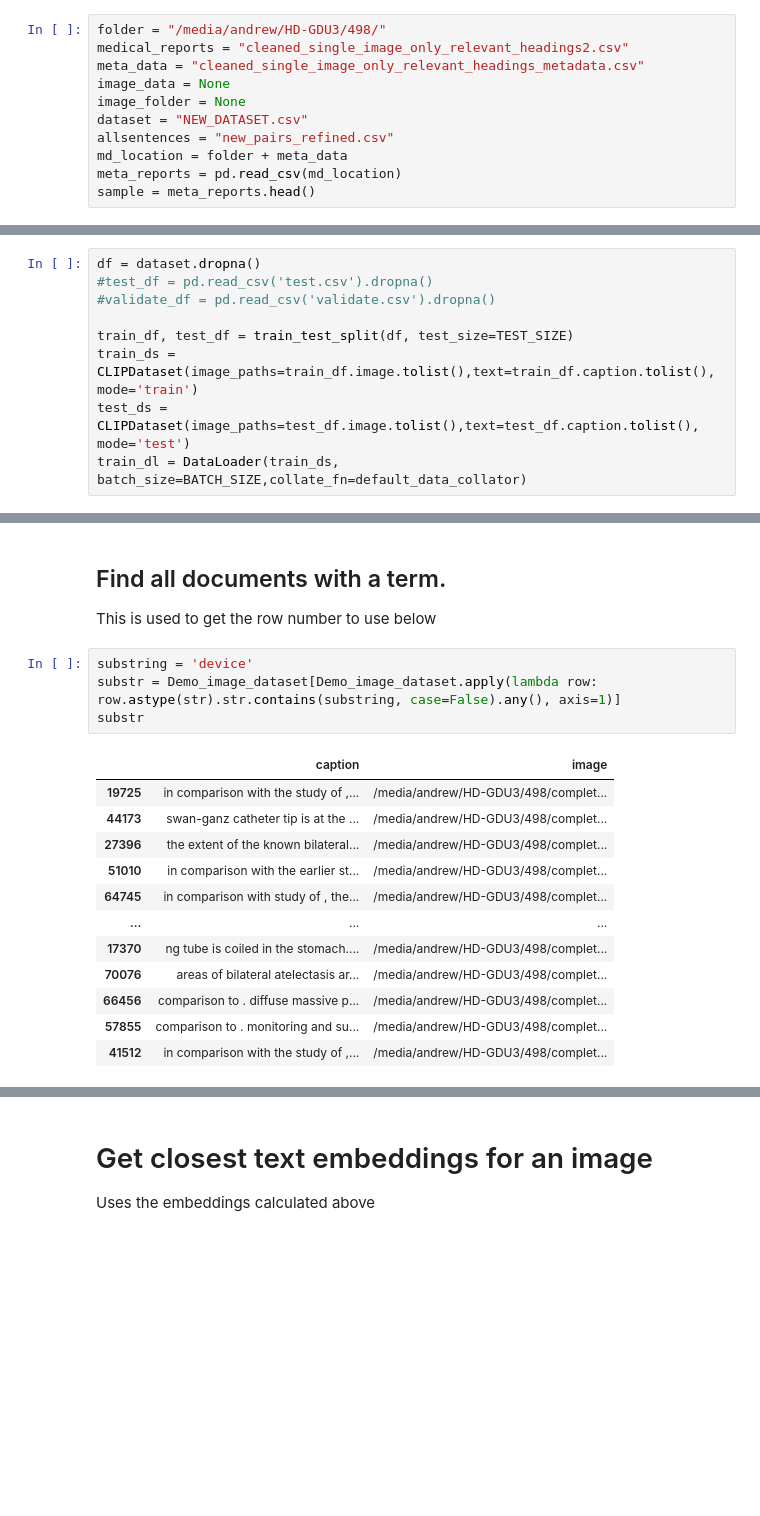
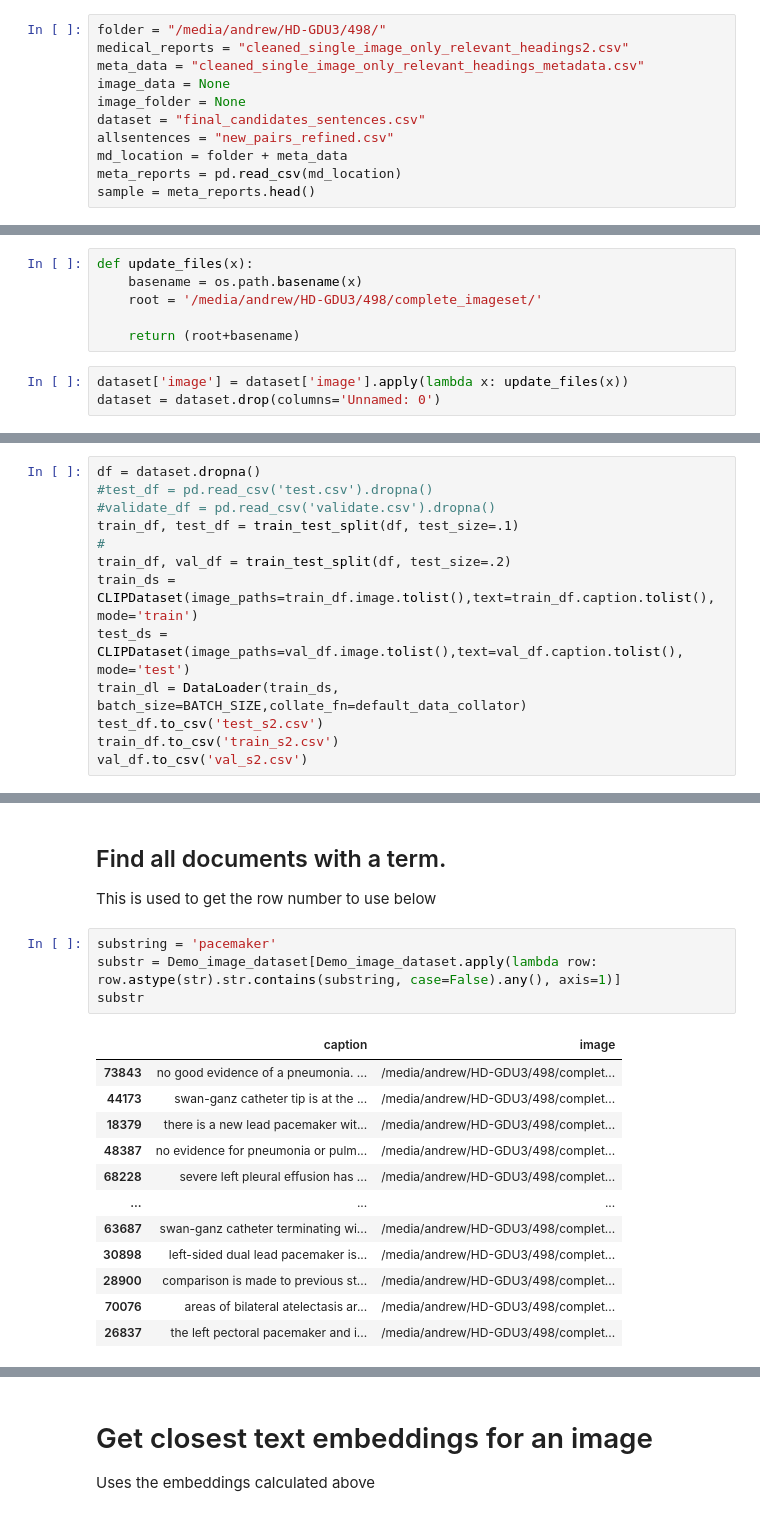
Before and after one commit to AndrewDamico/RadCLIP, a Jupyter notebook: CLIP_training_Rad.ipynb, the cells around one changed output, grey strips where cells are left out. Cells and saved outputs as stored; diff of their text form; blank space fills up the shorter version.

```diff
--- a/CLIP_training_Rad.ipynb
+++ b/CLIP_training_Rad.ipynb
@@ -63,7 +66,7 @@ medical_reports = "cleaned_single_image_only_relevant_headings2.csv"
 meta_data = "cleaned_single_image_only_relevant_headings_metadata.csv"
 image_data = None
 image_folder = None
-dataset = "NEW_DATASET.csv"
+dataset = "final_candidates_sentences.csv"
 allsentences = "new_pairs_refined.csv"
 md_location = folder + meta_data
 meta_reports = pd.read_csv(md_location)
@@ -109,0 +116,9 @@ dataset = pd.read_csv(dataset)
+# %%
+def update_files(x):
+    basename = os.path.basename(x)
+    root = '/media/andrew/HD-GDU3/498/complete_imageset/'
+
+    return (root+basename)
+# %%
+dataset['image'] = dataset['image'].apply(lambda x: update_files(x))
+dataset = dataset.drop(columns='Unnamed: 0')
@@ -171,11 +202,15 @@ class CLIPDataset(Dataset):
 df = dataset.dropna()
 #test_df = pd.read_csv('test.csv').dropna()
 #validate_df = pd.read_csv('validate.csv').dropna()
-
-train_df, test_df = train_test_split(df, test_size=TEST_SIZE)
+train_df, test_df = train_test_split(df, test_size=.1)
+#
+train_df, val_df = train_test_split(df, test_size=.2)
 train_ds = CLIPDataset(image_paths=train_df.image.tolist(),text=train_df.caption.tolist(), mode='train')
-test_ds = CLIPDataset(image_paths=test_df.image.tolist(),text=test_df.caption.tolist(), mode='test')
+test_ds = CLIPDataset(image_paths=val_df.image.tolist(),text=val_df.caption.tolist(), mode='test')
 train_dl = DataLoader(train_ds, batch_size=BATCH_SIZE,collate_fn=default_data_collator)
+test_df.to_csv('test_s2.csv')
+train_df.to_csv('train_s2.csv')
+val_df.to_csv('val_s2.csv')
 # %% [markdown]
 # Sample Image
 # %%
@@ -578,19 +647,19 @@ Demo_image_dataset['caption'][7410]
 ## Find all documents with a term.
 This is used to get the row number to use below
 # %%
-substring = 'device'
+substring = 'pacemaker'
 substr = Demo_image_dataset[Demo_image_dataset.apply(lambda row: row.astype(str).str.contains(substring, case=False).any(), axis=1)]
 substr
 # %% [output]
 |  | caption | image |
-| 19725 | in comparison with the study of ,... | /media/andrew/HD-GDU3/498/complet... |
+| 73843 | no good evidence of a pneumonia. ... | /media/andrew/HD-GDU3/498/complet... |
 | 44173 | swan-ganz catheter tip is at the ... | /media/andrew/HD-GDU3/498/complet... |
-| 27396 | the extent of the known bilateral... | /media/andrew/HD-GDU3/498/complet... |
-| 51010 | in comparison with the earlier st... | /media/andrew/HD-GDU3/498/complet... |
-| 64745 | in comparison with study of , the... | /media/andrew/HD-GDU3/498/complet... |
+| 18379 | there is a new lead pacemaker wit... | /media/andrew/HD-GDU3/498/complet... |
+| 48387 | no evidence for pneumonia or pulm... | /media/andrew/HD-GDU3/498/complet... |
+| 68228 | severe left pleural effusion has ... | /media/andrew/HD-GDU3/498/complet... |
 | ... | ... | ... |
-| 17370 | ng tube is coiled in the stomach.... | /media/andrew/HD-GDU3/498/complet... |
+| 63687 | swan-ganz catheter terminating wi... | /media/andrew/HD-GDU3/498/complet... |
+| 30898 | left-sided dual lead pacemaker is... | /media/andrew/HD-GDU3/498/complet... |
+| 28900 | comparison is made to previous st... | /media/andrew/HD-GDU3/498/complet... |
 | 70076 | areas of bilateral atelectasis ar... | /media/andrew/HD-GDU3/498/complet... |
-| 66456 | comparison to . diffuse massive p... | /media/andrew/HD-GDU3/498/complet... |
-| 57855 | comparison to . monitoring and su... | /media/andrew/HD-GDU3/498/complet... |
-| 41512 | in comparison with the study of ,... | /media/andrew/HD-GDU3/498/complet... |
+| 26837 | the left pectoral pacemaker and i... | /media/andrew/HD-GDU3/498/complet... |
```
Also changed, not shown: parts of 21 cells of this notebook, 3 other files.
